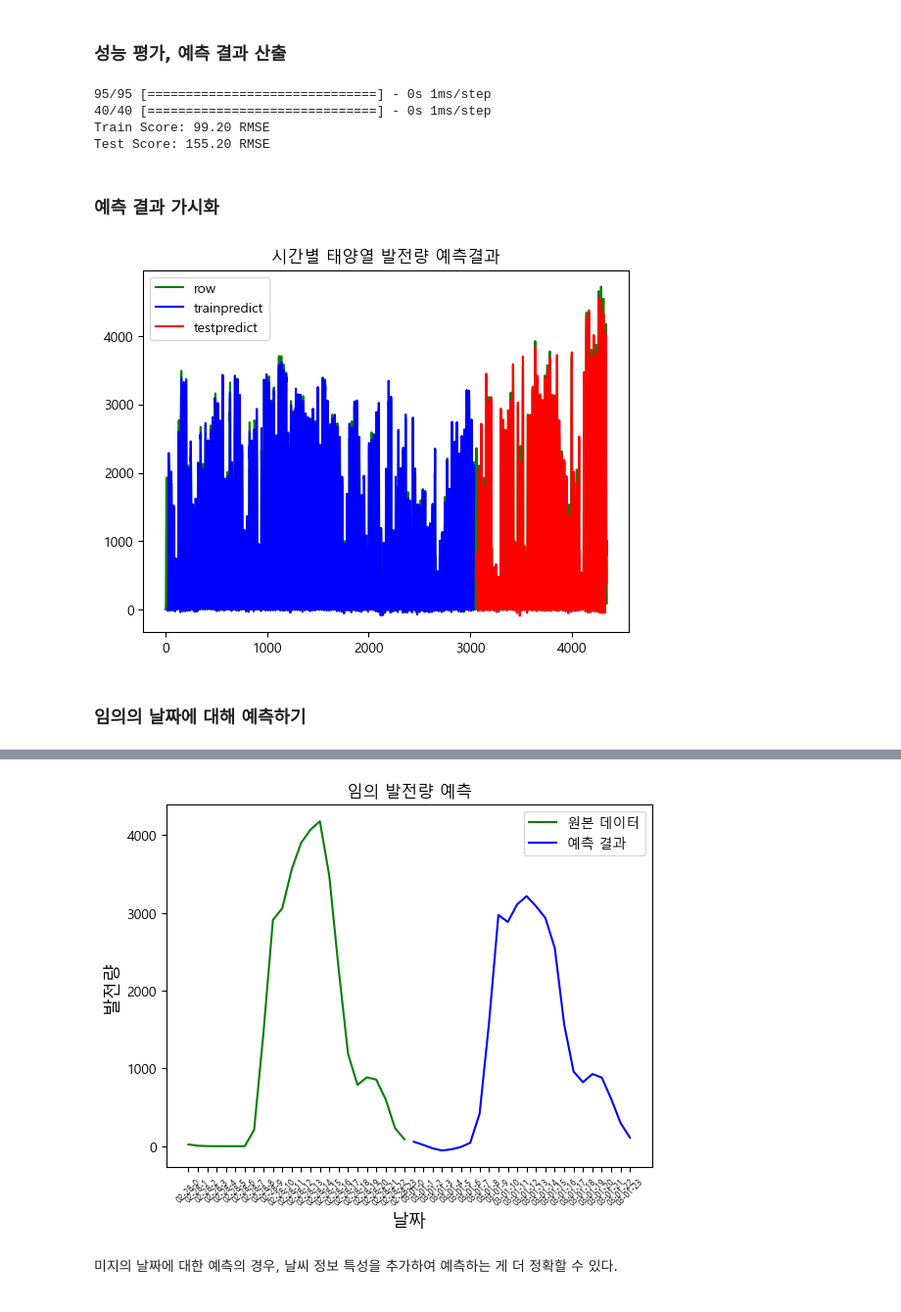
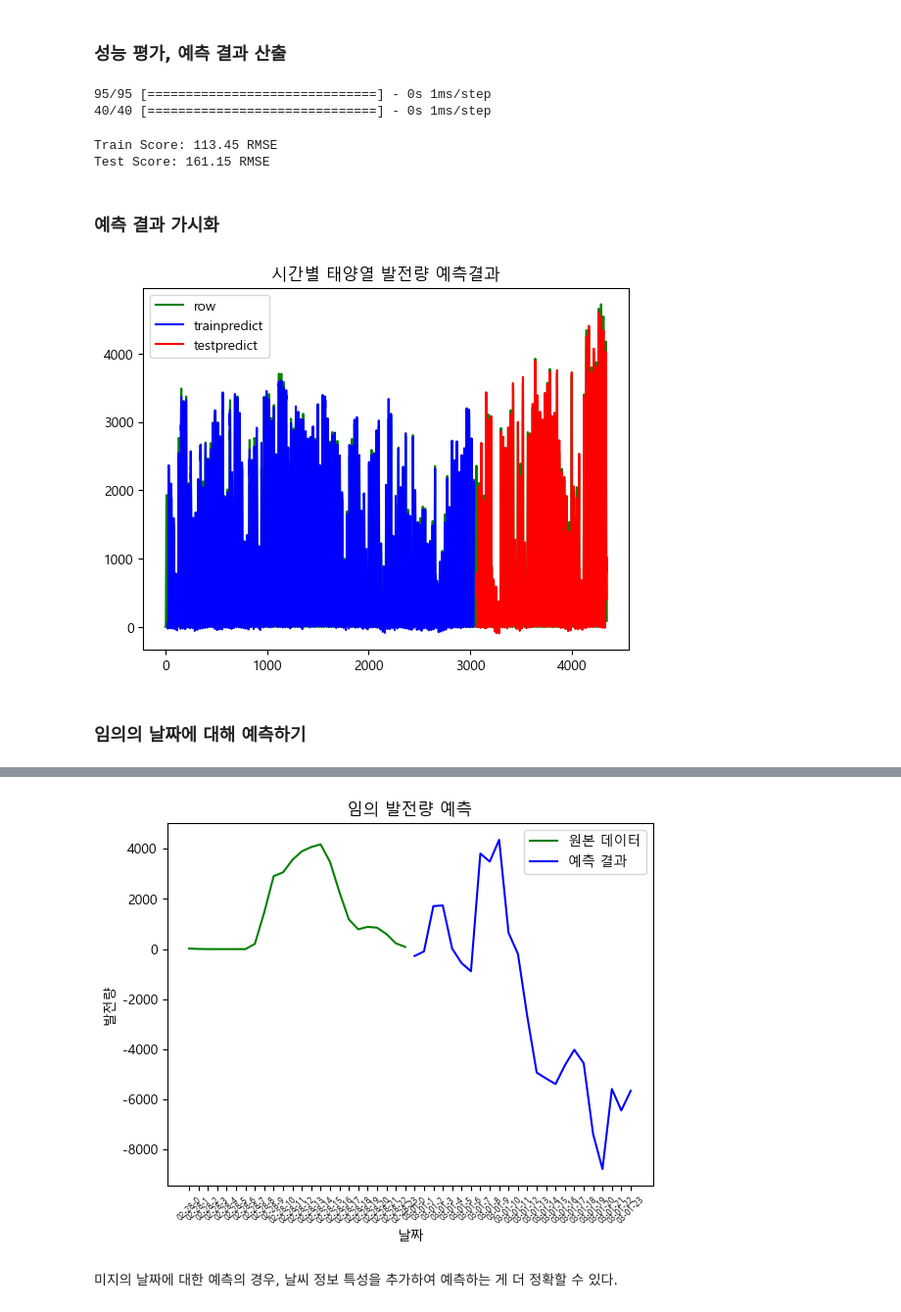
Before and after one commit to LeeHeonWoo1/Intel, a Jupyter notebook: RNN/solar_power_prediction.ipynb, the cells around one changed output, grey strips where cells are left out. Shown at 98% size. Drawn from its saved outputs; the diff is of its cells as text; code cells hidden in the pictures.

```diff
--- a/RNN/solar_power_prediction.ipynb
+++ b/RNN/solar_power_prediction.ipynb
@@ -102,19 +102,23 @@ from sklearn.preprocessing import MinMaxScaler
 
 dataset = df_sun_data[[" 육지태양광 총발전량(MWh) "]].values # ndarray 타입으로 변환
 np.random.seed(7)
-scaler = MinMaxScaler(feature_range=(0, 1)) # 정규화 객체 생성
-dataset = scaler.fit_transform(dataset)     # 정규화 진행
 
 # train, test를 7:3 비율로 분할
 train_size = int(len(dataset) * 0.7)
 test_size = len(dataset) - train_size
 train, test = dataset[0:train_size,:], dataset[train_size:len(dataset),:]
 
+scaler = MinMaxScaler(feature_range=(0, 1)) # 정규화 객체 생성
+train = scaler.fit_transform(train)     # 정규화 진행
+test = scaler.transform(test)
+# 정규화 시 주의점
+# 정규화의 경우 train셋에 대해서만 fit_transform(학습 후, 변환을 일괄적으로 처리하는 작업)을 사용한다.
+# 테스트셋 까지 fit_transform을 진행하면 train_set에서 학습한 mean, variance값을 무시하면서 test셋에 대한 새로운 예측 후 변환을 진행해버린다.
+# 이렇게 될 경우 검증 시 문제가 생길 수 있기에, test셋은 transform만 적용시켜야 한다.
+
 maxlen = 24                                     # 24시간 단위
 trainX, trainY = create_dataset(train, maxlen)  # 훈련셋 구성
 testX, testY = create_dataset(test, maxlen)     # 테스트셋 구성
-
-print(trainX.shape, trainY.shape)
 
 # lstm model에 맞게 형상 변환
 trainX = np.reshape(trainX, (trainX.shape[0], 1, trainX.shape[1])) # 모든 데이터의 개수, 일수(하루 단위), 스텝 수(24시간 단위 데이터)로 학습 데이터를 구성
@@ -131,17 +134,18 @@ print(trainX.shape, testX.shape)
 from keras.callbacks import EarlyStopping, ReduceLROnPlateau, ModelCheckpoint
 
 # callback 함수 정의
-mch = ModelCheckpoint("./lstm_sun/lstm_sun_{epoch:02d}-{loss:.4f}.hdf5", monitor="loss", save_best_only=True, verbose=1, )
+mch = ModelCheckpoint("./lstm_sun/lstm_sun_{epoch:02d}-{loss:.4f}.hdf5", monitor="loss", save_best_only = True)
 els = EarlyStopping(monitor = "loss", mode = "min", patience=3, verbose = 1)
 loss_lr = ReduceLROnPlateau(monitor="loss", mode="min", patience=5, factor=0.03)
 # %% [markdown]
 ### 모델 설계 및 학습
 # %%
 from keras.models import Model
-from keras.layers import Dense, LSTM, Input
+from keras.layers import Dense, LSTM, Input, Dropout
 
 input_layer = Input(shape=(1, maxlen)) # (특성의 개수, time steps)
 x = LSTM(64)(input_layer)
+x = Dropout(rate = 0.2)(x)
 output_layer = Dense(1)(x)
 model = Model(input_layer, output_layer)
 model.compile(optimizer = "adam", loss = "mean_squared_error")
@@ -170,10 +174,11 @@ Epoch 39: early stopping
 # %% [markdown]
 ### 성능 평가, 예측 결과 산출
 # %%
-import math
+import math, os
 from sklearn.metrics import mean_squared_error
 
-model.load_weights("./lstm_sun/lstm_sun_47-0.0004.hdf5") # 이미 학습된 가중치 적용
+weights_path = os.listdir("./lstm_sun/")
+model.load_weights(f"./lstm_sun/{weights_path[-1]}") # 이미 학습된 가중치 적용
 
 trainPredict = model.predict(trainX) # 학습 데이터에 대한 예측
 testPredict = model.predict(testX)   # 테스트 데이터에 대한 예측
@@ -183,17 +188,21 @@ trainPredict = scaler.inverse_transform(trainPredict)
 trainY = scaler.inverse_transform([trainY])
 testPredict = scaler.inverse_transform(testPredict)
 testY = scaler.inverse_transform([testY])
-
-# RMSE 지표 측정
-trainScore = math.sqrt(mean_squared_error(trainY[0], trainPredict[:,0]))
-print('Train Score: %.2f RMSE' % (trainScore))
-testScore = math.sqrt(mean_squared_error(testY[0], testPredict[:,0]))
-print('Test Score: %.2f RMSE' % (testScore))
 # %% [output]
 95/95 [==============================] - 0s 1ms/step
 40/40 [==============================] - 0s 1ms/step
-Train Score: 99.20 RMSE
-Test Score: 155.20 RMSE
+# %%
+# RMSE 지표 측정
+trainScore = math.sqrt(mean_squared_error(trainY[0], trainPredict[:,0]))
+print('Train Score: %.2f RMSE' % (trainScore))
+testScore = math.sqrt(mean_squared_error(testY[0], testPredict[:,0]))
+print('Test Score: %.2f RMSE' % (testScore))
+
+# RMSE 99.20, 155.20 (train, test) : 정규화 적용 시 train, test -> fit_transform 진행했을 때
+# RMSE 92.38, 147.20 (train, test) : 정규화 적용 시 train -> fit_transform, test -> transform 진행했을 때
+# %% [output]
+Train Score: 113.45 RMSE
+Test Score: 161.15 RMSE
 # %% [markdown]
 ### 예측 결과 가시화
 # %%
@@ -205,20 +214,22 @@ testPredictPlot = np.empty_like(dataset)
 testPredictPlot[:, :] = np.nan
 testPredictPlot[len(trainPredict)+(maxlen*2)+1:len(dataset)-1, :] = testPredict
 
-plt.plot(scaler.inverse_transform(dataset), color ="g", label = "row") # 원본 데이터를 초록색으로 시각화
-plt.plot(trainPredictPlot,color="b", label="trainpredict")             # 훈련 데이터 예측 결과를 파란색으로 시각화
-plt.plot(testPredictPlot,color="r", label="testpredict")               # 테스트 데이터 예측 결과를 빨간색으로 시각화
+plt.plot(dataset, color ="g", label = "row") # 원본 데이터를 초록색으로 시각화
+plt.plot(trainPredictPlot, color="b", label="trainpredict")             # 훈련 데이터 예측 결과를 파란색으로 시각화
+plt.plot(testPredictPlot, color="r", label="testpredict")               # 테스트 데이터 예측 결과를 빨간색으로 시각화
 plt.title('시간별 태양열 발전량 예측결과')
 plt.legend()
 plt.show()
 # %% [output]
-[figure, old version]
+[figure, new version]
 # %% [markdown]
 ### 임의의 날짜에 대해 예측하기
 # %%
+mlp.rcParams["axes.unicode_minus"] = False
+
 last_seq = dataset[-maxlen:]  # 2023년 2월 28일의 24시간 데이터를 가지고
 future_seq = []
-for i in range(0, 24):        # 예측할 시간 범위 설정 (3월 1일 24시간 데이터를 예측)
+for i in range(0, 24):                       # 예측할 시간 범위 설정 (3월 1일 24시간 데이터를 예측)
     input_seq = np.array(last_seq[-maxlen:]).reshape(1, 1, maxlen)
     future_result = model.predict(input_seq) # 28일 하루의 데이터로 예측한 결과 = 다음날의 1시간 예측 결과
     future_seq.append(future_result)         # 리스트에 별도로 저장하고
@@ -227,14 +238,14 @@ for i in range(0, 24):        # 예측할 시간 범위 설정 (3월 1일 24시
 # 예측 결과를 원래 스케일로 복원
 future_seq = scaler.inverse_transform(np.array(future_seq).reshape(-1, 1))
 
-# 3월 1일부터
+# 3월 1일 00시부터 23시까지의 x축에 사용할 라벨 생성
 future_dates = [f"03-01-{i}" for i in range(0, 24)]
 
 # x축에 사용할 2월 28일의 24시간 라벨
 past_dates = [f"02-28-{i}" for i in range(0, 24)]
 
 # 시각화
-plt.plot(past_dates, scaler.inverse_transform(dataset)[-24:], color='g', label='원본 데이터')  # 원본 데이터의 가시화
+plt.plot(past_dates, dataset[-24 : ], color='g', label='원본 데이터')  # 원본 데이터의 가시화
 plt.plot(future_dates, future_seq, color='b', label='예측 결과')  # 미지의 날짜 예측 결과 가시화
 plt.xlabel('날짜')
 plt.xticks(rotation = 45, size = 6)
@@ -263,3 +274,3 @@ plt.show()
-[figure, old version]
+[figure, new version]
 # %% [markdown]
 미지의 날짜에 대한 예측의 경우, 날씨 정보 특성을 추가하여 예측하는 게 더 정확할 수 있다.
```
Also changed, not shown: parts of 4 cells of this notebook.
